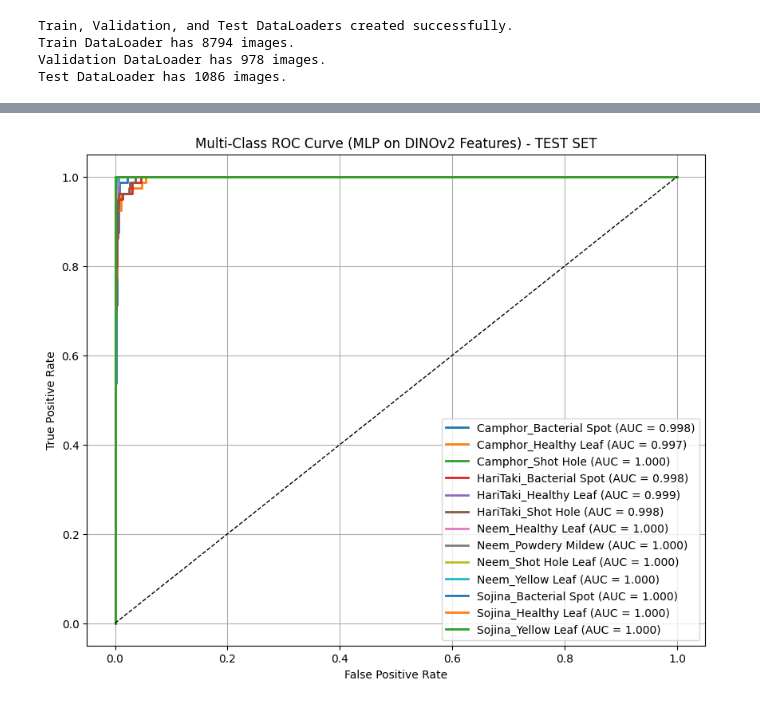
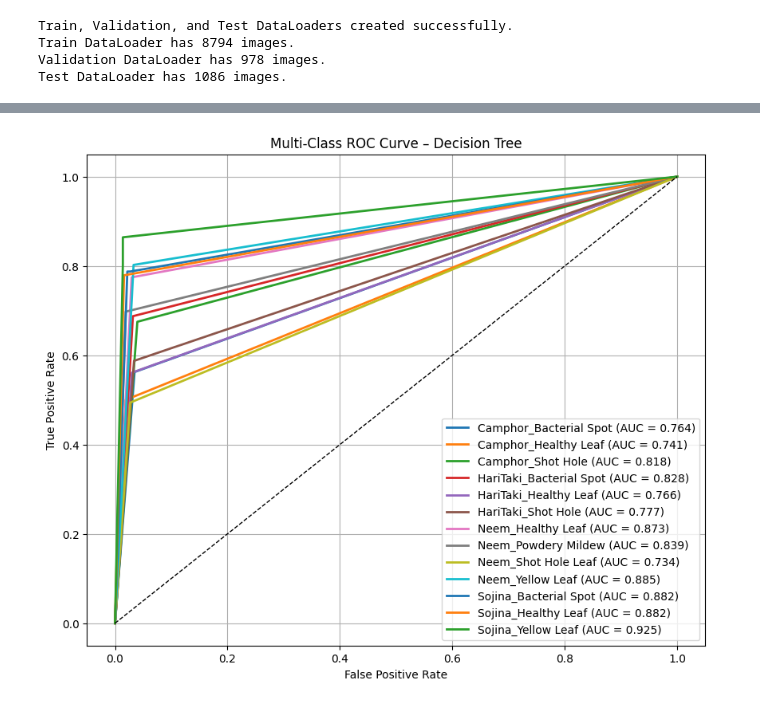
Before and after one commit to Irfan-Riyad/CSE475, a Jupyter notebook: Code/SSL Models/dinov2-ssl-model.ipynb, the cells around one changed output, grey strips where cells are left out. Cells and saved outputs as stored; diff of their text form; code cells hidden in the pictures.

Commit message:
final version

```diff
--- a/Code/SSL Models/dinov2-ssl-model.ipynb
+++ b/Code/SSL Models/dinov2-ssl-model.ipynb
@@ -66,5 +68,5 @@ Path to dataset files: /kaggle/input/
 # %%
-dataset_path = "/kaggle/input/"
+dataset_path = "/root/.cache/kagglehub/datasets/mdriyadhossain/ai-medleafx/versions/1"
 print("Verified path to dataset files:", dataset_path)
 
 # Assuming the structure is dataset_path -> 'Resized Image' -> Plant Type -> Disease/Health Status -> Images
@@ -638,49 +694,48 @@ Final Test Accuracy: 96.87%
 # %%
+import numpy as np
+import matplotlib.pyplot as plt
+from sklearn.preprocessing import label_binarize
 from sklearn.metrics import roc_curve, auc
-from sklearn.preprocessing import label_binarize
-import matplotlib.pyplot as plt
-import numpy as np
 
-# ===============================================
-# 1. Probability Predictions on TEST SET
-# ===============================================
-probs = mlp.predict_proba(test_X)     # shape = (N, NUM_CLASSES)
-labels = test_y                       # true labels
+# ============================================================================
+# 7. MULTI-CLASS ROC PLOTTING FUNCTION
+# ============================================================================
+NUM_CLASSES = len(np.unique(test_y))
+y_bin = label_binarize(test_y, classes=list(range(NUM_CLASSES)))
 
+def plot_multiclass_roc(model, model_name, test_X, y_bin, class_names=None):
+    if hasattr(model, "predict_proba"):
+        scores = model.predict_proba(test_X)
+    else:
+        scores = model.decision_function(test_X)
+        if scores.ndim == 1:
+            scores = scores.reshape(-1,1)
 
-# ===============================================
-# 2. Binarize labels for Multi-Class ROC
-# ===============================================
-y_bin = label_binarize(labels, classes=list(range(NUM_CLASSES)))
+    plt.figure(figsize=(10,8))
+    for i in range(NUM_CLASSES):
+        fpr, tpr, _ = roc_curve(y_bin[:, i], scores[:, i])
+        roc_auc = auc(fpr, tpr)
+        label = f"{class_names[i]} (AUC = {roc_auc:.3f})" if class_names else f"Class {i} (AUC = {roc_auc:.3f})"
+        plt.plot(fpr, tpr, lw=2, label=label)
 
+    plt.plot([0,1],[0,1], "k--", lw=1)
+    plt.xlabel("False Positive Rate")
+    plt.ylabel("True Positive Rate")
+    plt.title(f"Multi-Class ROC Curve – {model_name}")
+    plt.legend(loc="lower right")
+    plt.grid(True)
+    plt.show()
 
-# ===============================================
-# 3. Plot ROC Curve for Each Class
-# ===============================================
-plt.figure(figsize=(10, 8))
-
-class_names = list(class_to_idx.keys())  # optional, for prettier legends
-
-for i in range(NUM_CLASSES):
-    fpr, tpr, _ = roc_curve(y_bin[:, i], probs[:, i])
-    roc_auc = auc(fpr, tpr)
-
-    if class_names:
-        label = f"{class_names[i]} (AUC = {roc_auc:.3f})"
-    else:
-        label = f"Class {i} (AUC = {roc_auc:.3f})"
-
-    plt.plot(fpr, tpr, lw=2, label=label)
-
-
-# ===============================================
-# 4. Formatting
-# ===============================================
-plt.plot([0, 1], [0, 1], "k--", lw=1)
-plt.xlabel("False Positive Rate")
-plt.ylabel("True Positive Rate")
-plt.title("Multi-Class ROC Curve (MLP on DINOv2 Features) - TEST SET")
-plt.legend(loc="lower right")
-plt.grid(True)
-plt.show()
+# ============================================================================
+# 8. PLOT ROC FOR ALL MODELS
+# ============================================================================
+# The 'classifiers' dictionary contains the trained models
+for name, model in classifiers.items():
+    print(f"Plotting ROC for {name}...")
+    # Ensure SVM's predict_proba is callable or handle decision_function
+    if name == "SVM (RBF)": # SVM needs probability=True during initialization
+        if not hasattr(model, "predict_proba"):
+            print(f"Warning: SVM model '{name}' does not have 'predict_proba'. Cannot plot ROC curve for this model.")
+            continue
+    plot_multiclass_roc(model, name, test_X, y_bin, class_names=list(idx_to_class.values()))
 # %% [output]
@@ -687 +745 @@ plt.show()
-[figure, old version]
+[figure, new version]
```
Also changed, not shown: parts of 11 cells of this notebook, 1 other file.
